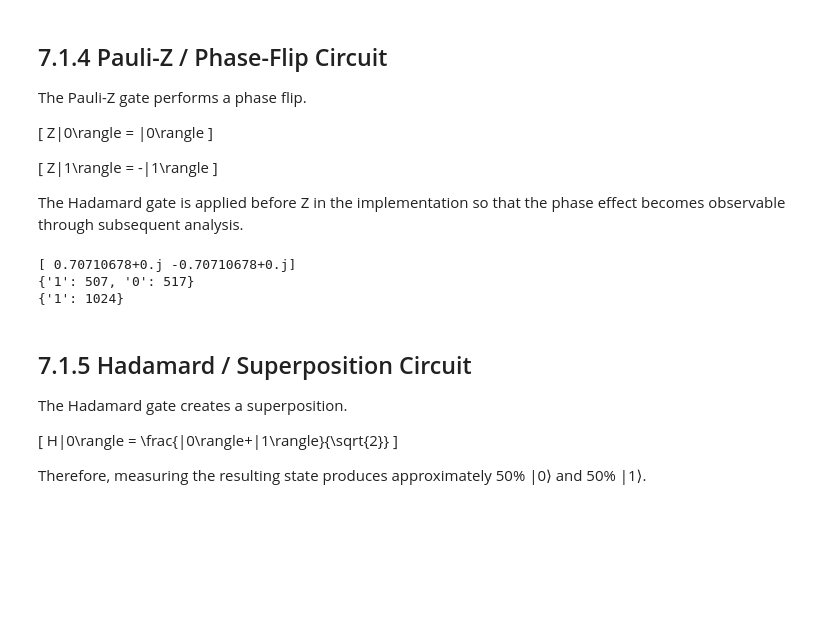
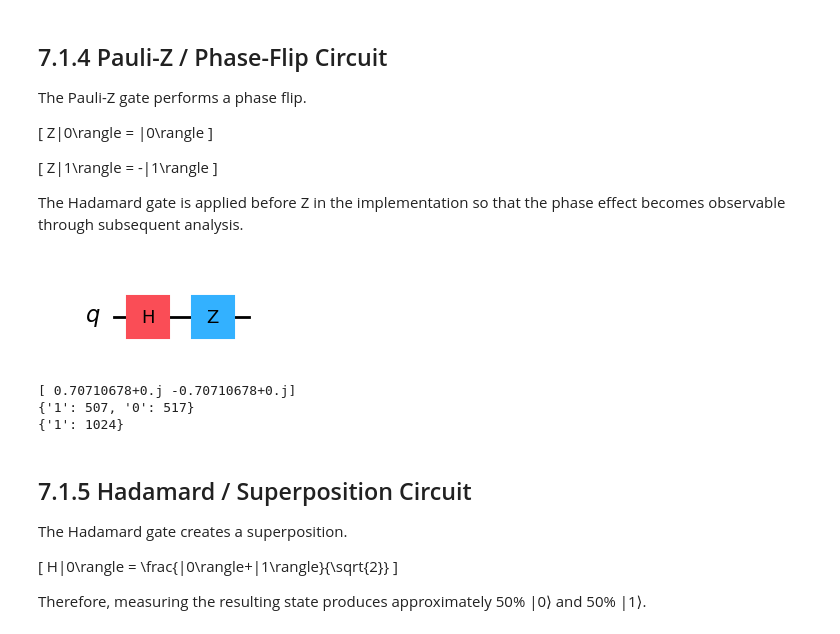
Before and after one commit to Siri800/Quantum_computing, a Jupyter notebook: Quantum_lab1.ipynb, the cells around one changed output. Drawn from its saved outputs; the diff is of its cells as text; code cells hidden in the pictures; blank space fills up the shorter version.

```diff
--- a/Quantum_lab1.ipynb
+++ b/Quantum_lab1.ipynb
@@ -345,17 +351,19 @@ The Hadamard gate is applied before Z in the implementation so that the phase ef
 # %%
 qc = QuantumCircuit(1)
 qc.h(0)
 qc.z(0)
+display(qc.draw("mpl"))
 state, counts = simulate_ideal(qc)
 print(state.data)       # [1/sqrt(2), -1/sqrt(2)]
 print(counts)           # roughly 50/50 in Z basis
 
 # Add a final H to analyze the phase in the X basis.
 analyzed = qc.copy()
 analyzed.h(0)
 _, analyzed_counts = simulate_ideal(analyzed)
 print(analyzed_counts)  # {'1': 1024}
 # %% [output]
+[figure, added]
 [ 0.70710678+0.j -0.70710678+0.j]
 {'1': 507, '0': 517}
 {'1': 1024}
```
Also changed, not shown: parts of 21 cells of this notebook.
